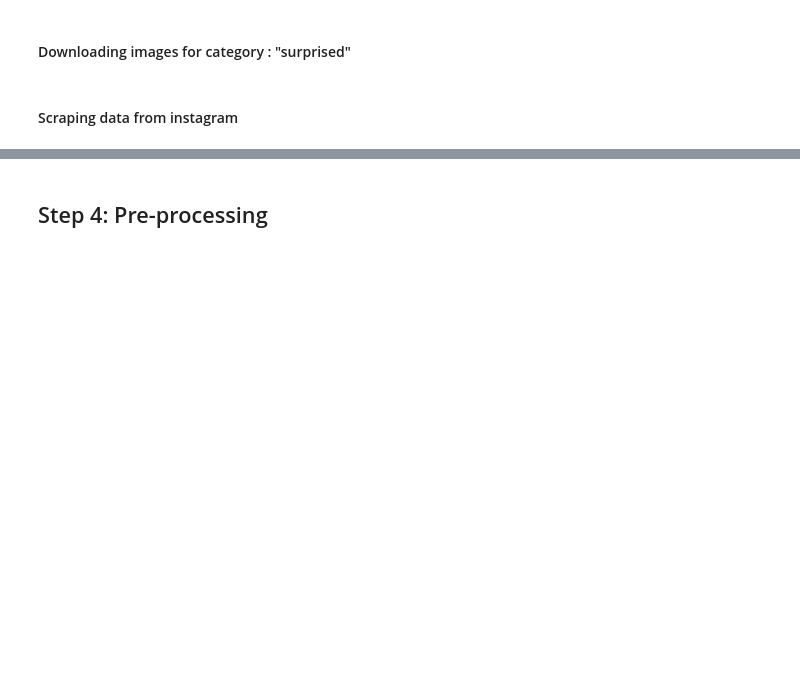
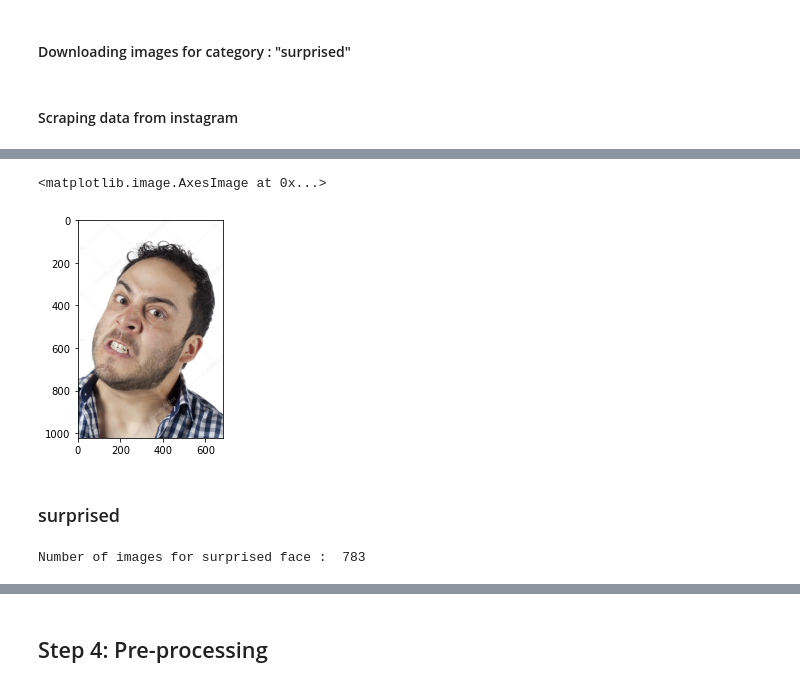
Before and after one commit to dheeraj-sn/facial_emotion_classification, a Jupyter notebook: group_50.ipynb, the cells around one changed output, grey strips where cells are left out. Cells and saved outputs as stored; diff of their text form; code cells hidden in the pictures; blank space fills up the shorter version.

```diff
--- a/group_50.ipynb
+++ b/group_50.ipynb
@@ -369,0 +405,8 @@ random.choice([x for x in os.listdir(happy_path) if os.path.isfile(os.path.join(
+# %%
+random_file_path = angry_path + "/" + random.choice(os.listdir(angry_path))
+plt.imshow(mpimg.imread(random_file_path))
+# %% [output]
+<matplotlib.image.AxesImage at 0x...>
+[figure, added]
+# %% [markdown]
+### surprised
@@ -369,0 +415,5 @@ random.choice([x for x in os.listdir(happy_path) if os.path.isfile(os.path.join(
+# %%
+surprised_count  = len(os.listdir(surprised_path))
+print("Number of images for surprised face : ",surprised_count)
+# %% [output]
+Number of images for surprised face :  783
```
Also changed, not shown: parts of 48 cells of this notebook.
